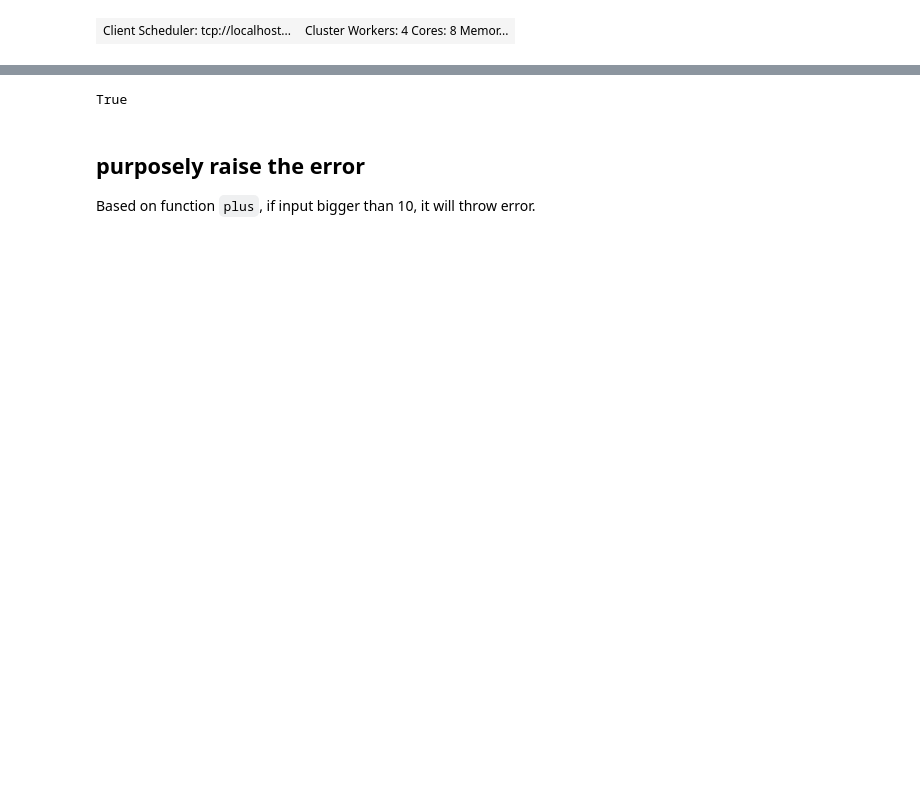
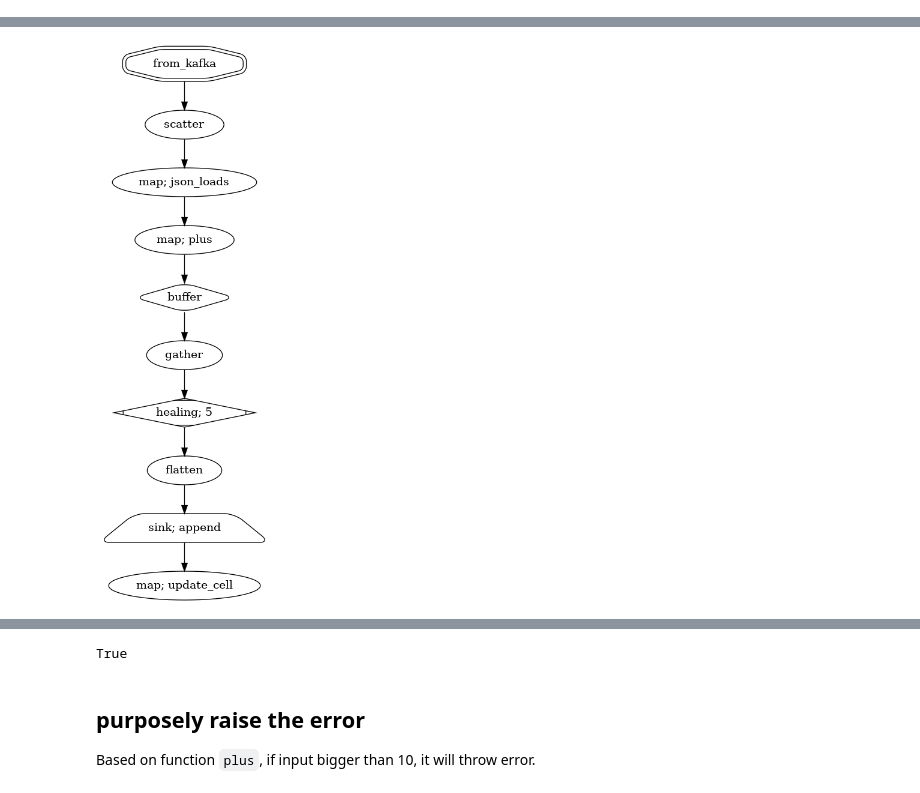
Before and after one commit to huseinzol05/water-healer, a Jupyter notebook: example/simple-plus-batch-dask.ipynb, the cells around one changed output, grey strips where cells are left out. Cells and saved outputs as stored; diff of their text form; code cells hidden in the pictures; blank space fills up the shorter version.

```diff
--- a/example/simple-plus-batch-dask.ipynb
+++ b/example/simple-plus-batch-dask.ipynb
@@ -4,20 +11,20 @@ from dask.distributed import Client
 import json
 import time
 import random
+# %%
+brokers = '10.148.15.246:7095,10.148.15.247:7095'
 # %%
 source = wh.from_kafka(
     ['testing'],
     {
-        'bootstrap.servers': 'localhost:9095, localhost:9096',
+        'bootstrap.servers': brokers,
         'group.id': 'group-test-3',
         'auto.offset.reset': 'latest',
-    },
-    debug = True)
+    })
 # %%
-client = Client('localhost:8786', loop = source.loop)
-client
+from dask.distributed import Client, LocalCluster
+cluster = LocalCluster(loop = source.loop)
+client = Client(cluster)
-# %% [output]
-| Client Scheduler: tcp://localhost... | Cluster Workers: 4 Cores: 8 Memor... |
 # %%
 def json_loads(row):
     return (row[0], json.loads(row[1]))
@@ -38,5 +44,9 @@ source.scatter().map(json_loads).map(plus)\
 .flatten().sink(outputs.append)
 # %% [output]
 [interactive output not drawn]
+# %%
+source.visualize()
+# %% [output]
+[figure, added]
 # %%
 source.start()
```
Also changed, not shown: parts of 13 cells of this notebook, 18 other files.
